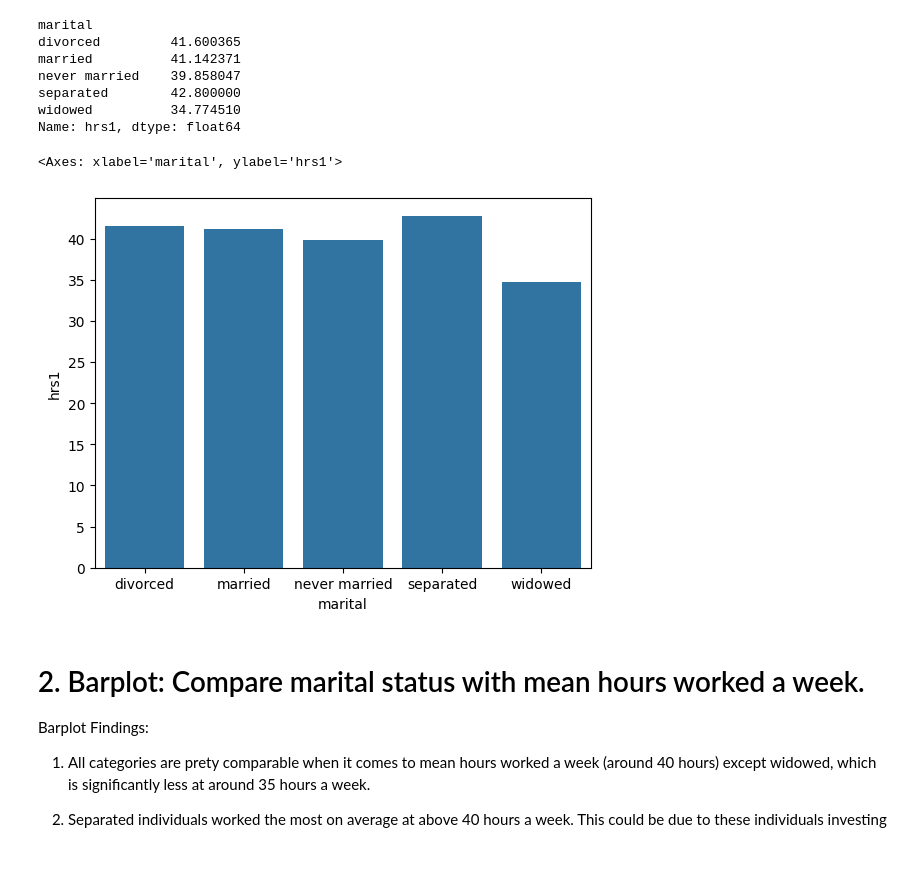
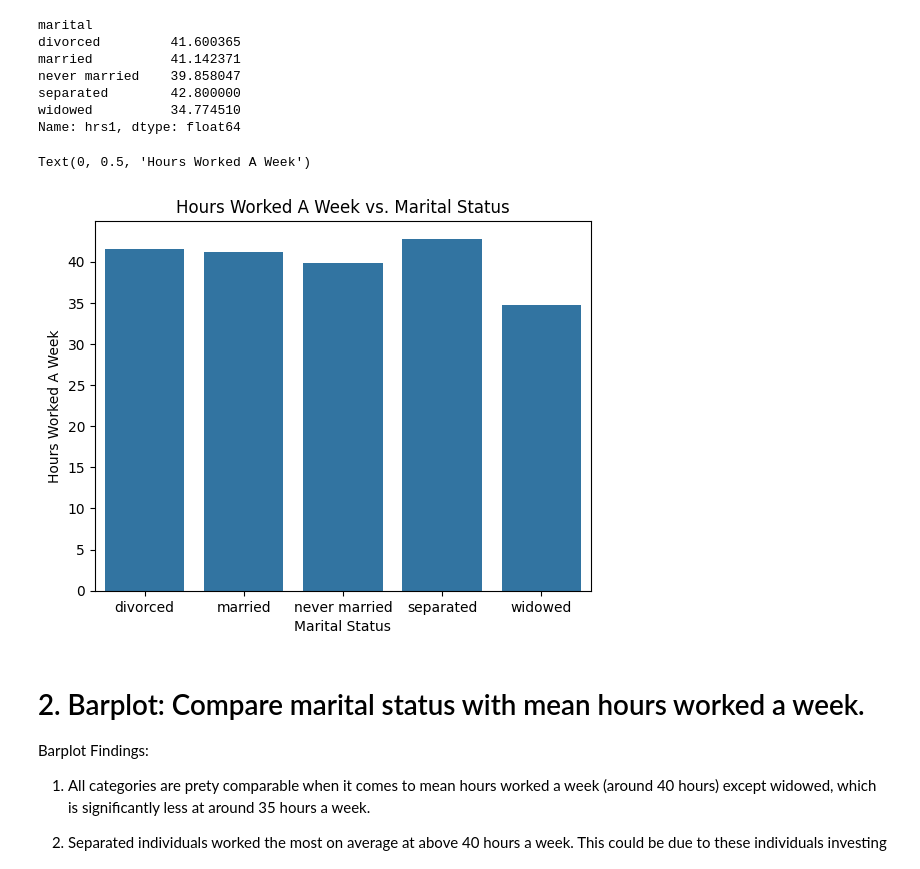
Before and after one commit to imdressel/project_gss, a Jupyter notebook: project1_Final_Visualizations.ipynb, the cells around one changed output. Cells and saved outputs as stored; diff of their text form; code cells hidden in the pictures.

```diff
--- a/project1_Final_Visualizations.ipynb
+++ b/project1_Final_Visualizations.ipynb
@@ -52,9 +54,13 @@ Name: hrs1, dtype: float64
 # %%
 ## barplot: graph marital status by mean hours worked a week
 sns.barplot(data=mean_hrs)
+
+plt.title('Hours Worked A Week vs. Marital Status')
+plt.xlabel('Marital Status')
+plt.ylabel('Hours Worked A Week')
 # %% [output]
-<Axes: xlabel='marital', ylabel='hrs1'>
+Text(0, 0.5, 'Hours Worked A Week')
-[figure, old version]
+[figure, new version]
 # %% [markdown]
 # 2. Barplot: Compare marital status with mean hours worked a week.
 
```
Also changed, not shown: parts of 4 cells of this notebook.
